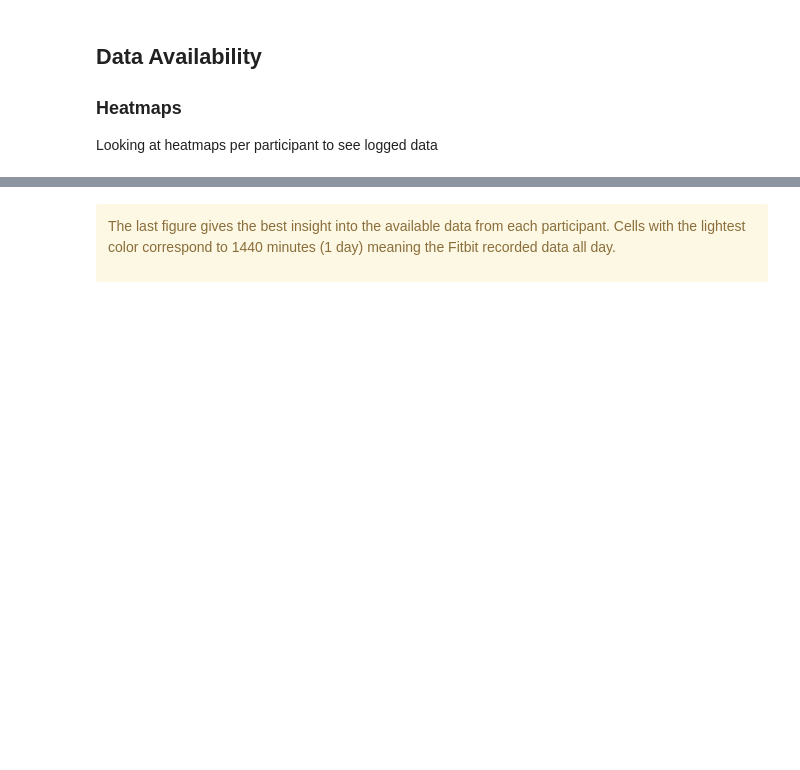
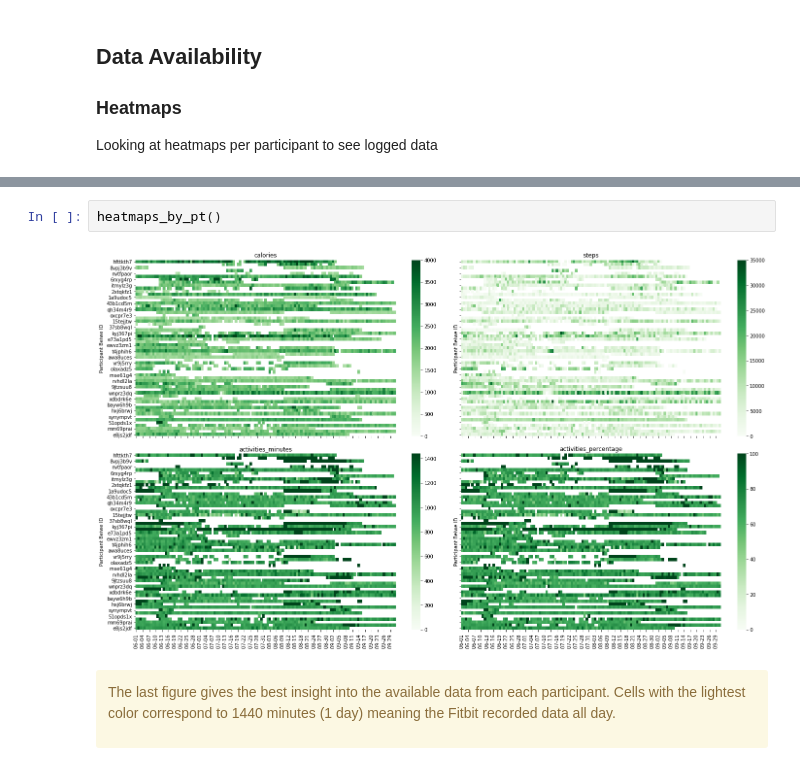
Before and after one commit to intelligent-environments-lab/utx000, a Jupyter notebook: notebooks/4.2.1-hef-fitbit-summary.ipynb, the cells around one changed output, grey strips where cells are left out. Drawn from its saved outputs; the diff is of its cells as text; blank space fills up the shorter version.

```diff
--- a/notebooks/4.2.1-hef-fitbit-summary.ipynb
+++ b/notebooks/4.2.1-hef-fitbit-summary.ipynb
@@ -113,3 +99,7 @@ Working for activities_percentage
+# %%
+heatmaps_by_pt()
+# %% [output]
+[figure, added]
 # %% [markdown]
 <div class="alert alert-block alert-warning">
 
```
Also changed, not shown: parts of 23 cells of this notebook.
